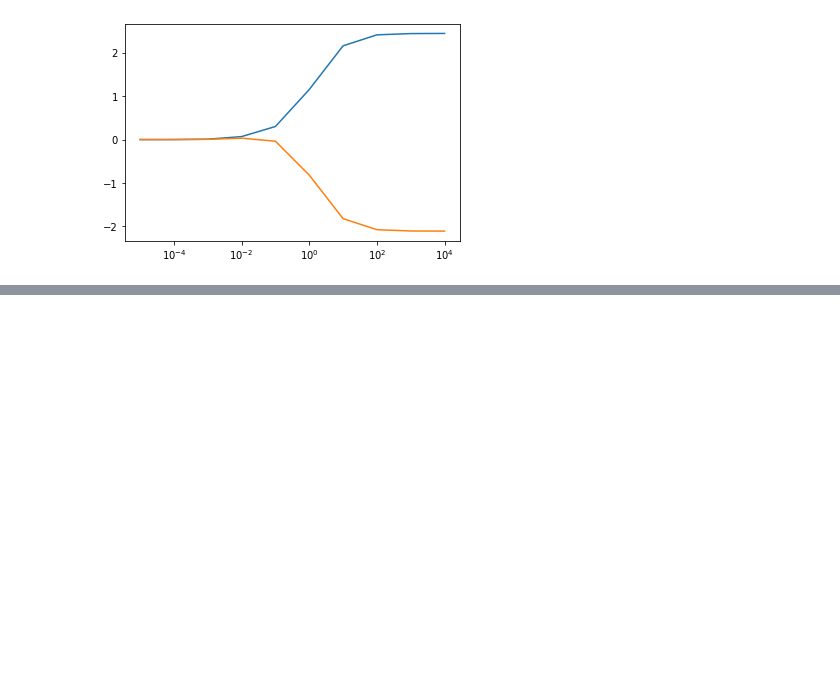
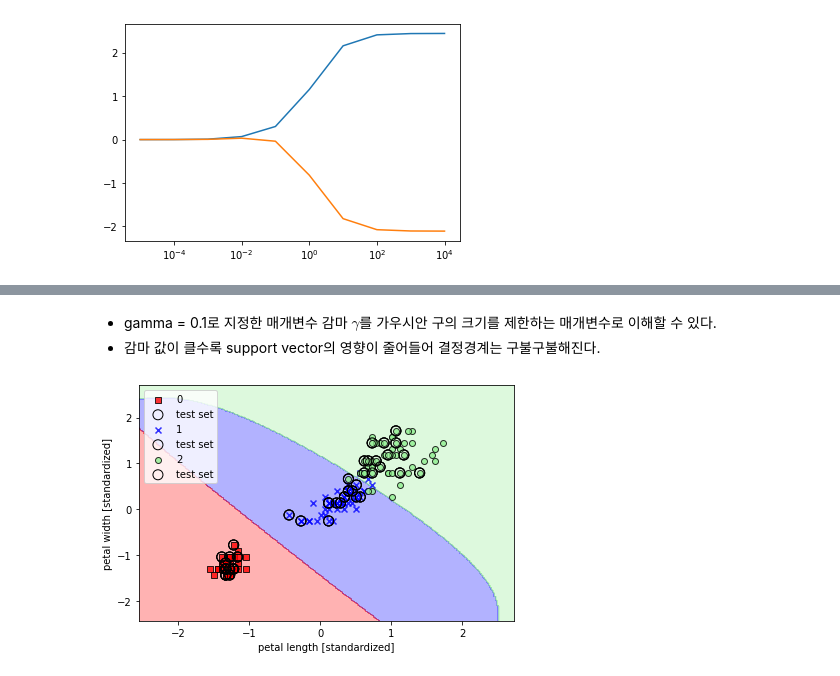
Before and after one commit to sejongpyo/Studies, a Jupyter notebook: 04_logistic_regression.ipynb, the cells around one changed output, grey strips where cells are left out. Cells and saved outputs as stored; diff of their text form; code cells hidden in the pictures; blank space fills up the shorter version.

```diff
--- a/04_logistic_regression.ipynb
+++ b/04_logistic_regression.ipynb
@@ -219,0 +282,14 @@ plt.show()
+# %% [markdown]
+- gamma = 0.1로 지정한 매개변수 감마 $\gamma$를 가우시안 구의 크기를 제한하는 매개변수로 이해할 수 있다.
+- 감마 값이 클수록 support vector의 영향이 줄어들어 결정경계는 구불구불해진다.
+# %%
+svm = SVC(kernel='rbf', random_state = 1, gamma=0.2, C=1.0)
+svm.fit(X_train_std, y_train)
+plot_decision_regions(X_combined_std, y_combined, classifier=svm, test_idx = range(105,150))
+plt.xlabel('petal length [standardized]')
+plt.ylabel('petal width [standardized]')
+plt.legend(loc='upper left')
+plt.tight_layout()
+plt.show()
+# %% [output]
+[figure, added]
```
Also changed, not shown: parts of 10 cells of this notebook.
